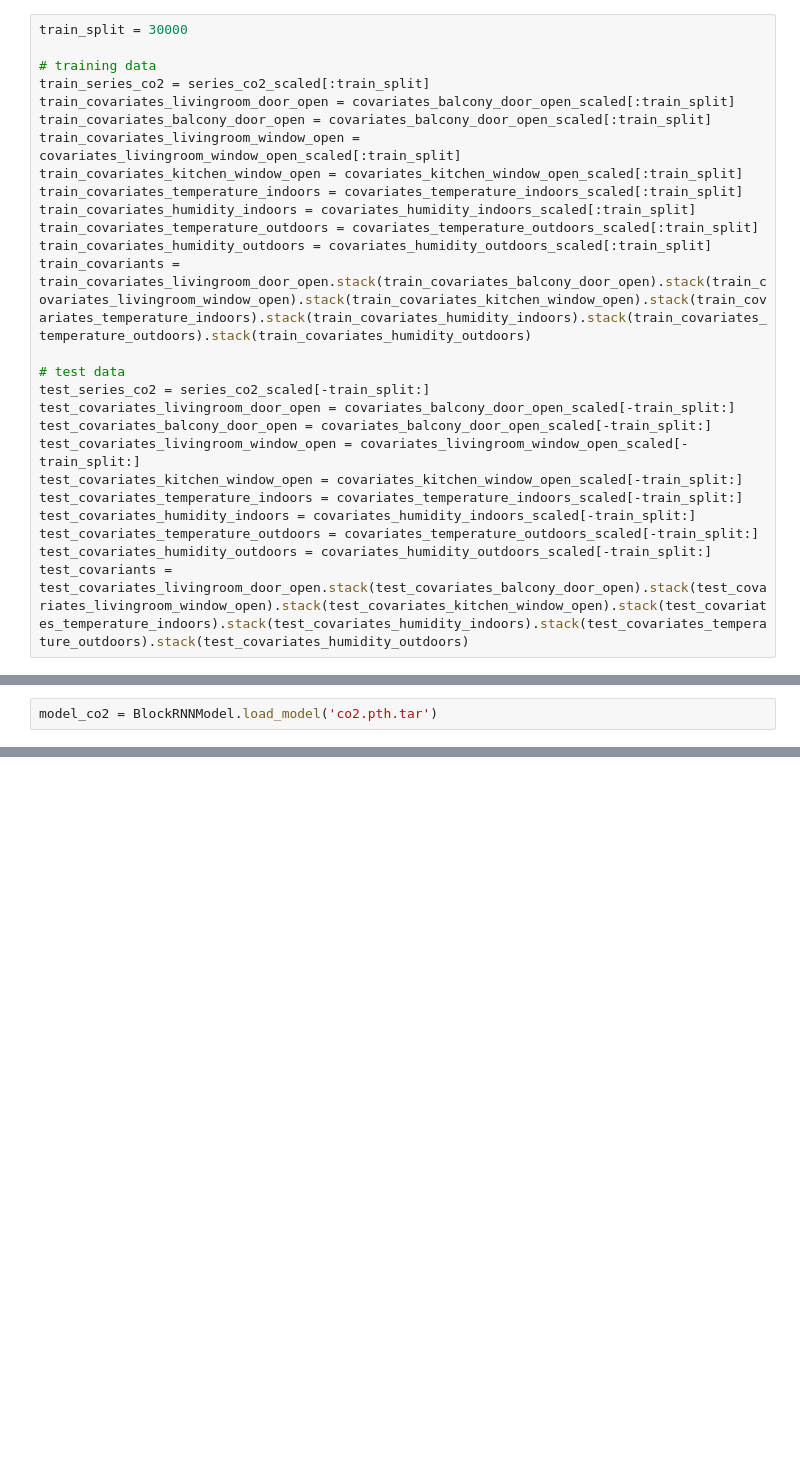
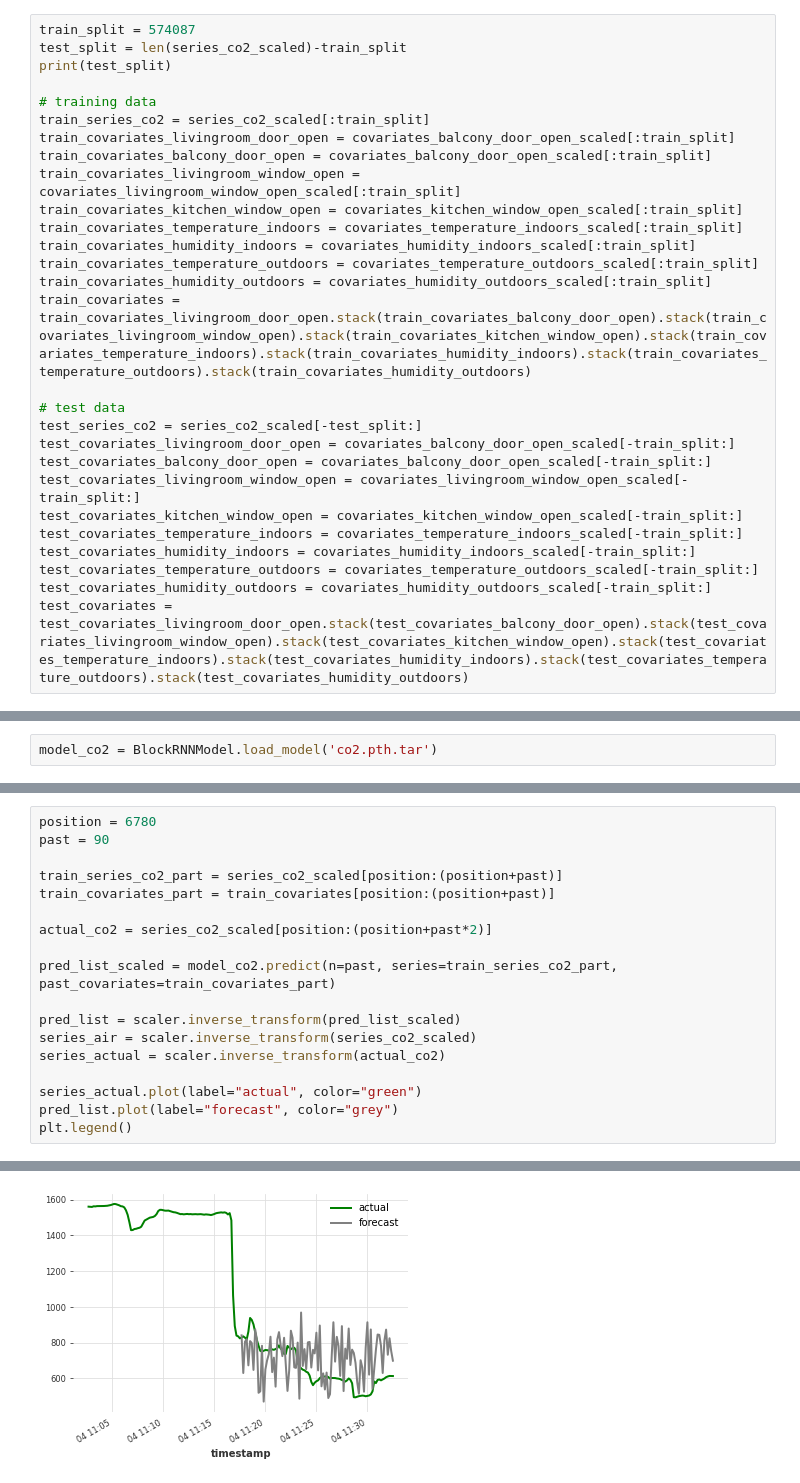
Before and after one commit to manuelbrgr/indoor-air-monitor, a Jupyter notebook: machine-learning/train-covariates.ipynb, the cells around one changed output, grey strips where cells are left out. Saved outputs shown, nothing was run; the diff lists cells and outputs as text; blank space fills up the shorter version.

```diff
--- a/machine-learning/train-covariates.ipynb
+++ b/machine-learning/train-covariates.ipynb
@@ -81,7 +80,9 @@ scaler = Scaler()
 series_co2_scaled = scaler.fit_transform(series_co2)
 covariates_livingroom_door_open_scaled, covariates_balcony_door_open_scaled, covariates_livingroom_window_open_scaled, covariates_kitchen_window_open_scaled, covariates_temperature_indoors_scaled, covariates_humidity_indoors_scaled, covariates_temperature_outdoors_scaled, covariates_humidity_outdoors_scaled = scaler.fit_transform([covariates_livingroom_door_open, covariates_balcony_door_open, covariates_livingroom_window_open, covariates_kitchen_window_open, covariates_temperature_indoors, covariates_humidity_indoors, covariates_temperature_outdoors, covariates_humidity_outdoors])
 # %%
-train_split = 30000
+train_split = 574087
+test_split = len(series_co2_scaled)-train_split
+print(test_split)
 
 # training data
 train_series_co2 = series_co2_scaled[:train_split]
@@ -93,10 +94,10 @@ train_covariates_temperature_indoors = covariates_temperature_indoors_scaled[:tr
 train_covariates_humidity_indoors = covariates_humidity_indoors_scaled[:train_split]
 train_covariates_temperature_outdoors = covariates_temperature_outdoors_scaled[:train_split]
 train_covariates_humidity_outdoors = covariates_humidity_outdoors_scaled[:train_split]
-train_covariants = train_covariates_livingroom_door_open.stack(train_covariates_balcony_door_open).stack(train_covariates_livingroom_window_open).stack(train_covariates_kitchen_window_open).stack(train_covariates_temperature_indoors).stack(train_covariates_humidity_indoors).stack(train_covariates_temperature_outdoors).stack(train_covariates_humidity_outdoors)
+train_covariates = train_covariates_livingroom_door_open.stack(train_covariates_balcony_door_open).stack(train_covariates_livingroom_window_open).stack(train_covariates_kitchen_window_open).stack(train_covariates_temperature_indoors).stack(train_covariates_humidity_indoors).stack(train_covariates_temperature_outdoors).stack(train_covariates_humidity_outdoors)
 
 # test data
-test_series_co2 = series_co2_scaled[-train_split:]
+test_series_co2 = series_co2_scaled[-test_split:]
 test_covariates_livingroom_door_open = covariates_balcony_door_open_scaled[-train_split:]
 test_covariates_balcony_door_open = covariates_balcony_door_open_scaled[-train_split:]
 test_covariates_livingroom_window_open = covariates_livingroom_window_open_scaled[-train_split:]
@@ -105,4 +106,4 @@ test_covariates_temperature_indoors = covariates_temperature_indoors_scaled[-tra
 test_covariates_humidity_indoors = covariates_humidity_indoors_scaled[-train_split:]
 test_covariates_temperature_outdoors = covariates_temperature_outdoors_scaled[-train_split:]
 test_covariates_humidity_outdoors = covariates_humidity_outdoors_scaled[-train_split:]
-test_covariants = test_covariates_livingroom_door_open.stack(test_covariates_balcony_door_open).stack(test_covariates_livingroom_window_open).stack(test_covariates_kitchen_window_open).stack(test_covariates_temperature_indoors).stack(test_covariates_humidity_indoors).stack(test_covariates_temperature_outdoors).stack(test_covariates_humidity_outdoors)
+test_covariates = test_covariates_livingroom_door_open.stack(test_covariates_balcony_door_open).stack(test_covariates_livingroom_window_open).stack(test_covariates_kitchen_window_open).stack(test_covariates_temperature_indoors).stack(test_covariates_humidity_indoors).stack(test_covariates_temperature_outdoors).stack(test_covariates_humidity_outdoors)
@@ -204,0 +176,19 @@ model_co2 = BlockRNNModel.load_model('co2.pth.tar')
+# %%
+position = 6780
+past = 90
+
+train_series_co2_part = series_co2_scaled[position:(position+past)]
+train_covariates_part = train_covariates[position:(position+past)]
+
+actual_co2 = series_co2_scaled[position:(position+past*2)]
+
+pred_list_scaled = model_co2.predict(n=past, series=train_series_co2_part, past_covariates=train_covariates_part)
+
+pred_list = scaler.inverse_transform(pred_list_scaled)
+series_air = scaler.inverse_transform(series_co2_scaled)
+series_actual = scaler.inverse_transform(actual_co2)
+
+series_actual.plot(label="actual", color="green")
+pred_list.plot(label="forecast", color="grey")
+plt.legend()
+# %% [output]
@@ -204,0 +196 @@ model_co2 = BlockRNNModel.load_model('co2.pth.tar')
+[figure, added]
```
Also changed, not shown: parts of 12 cells of this notebook, 5 other files.
